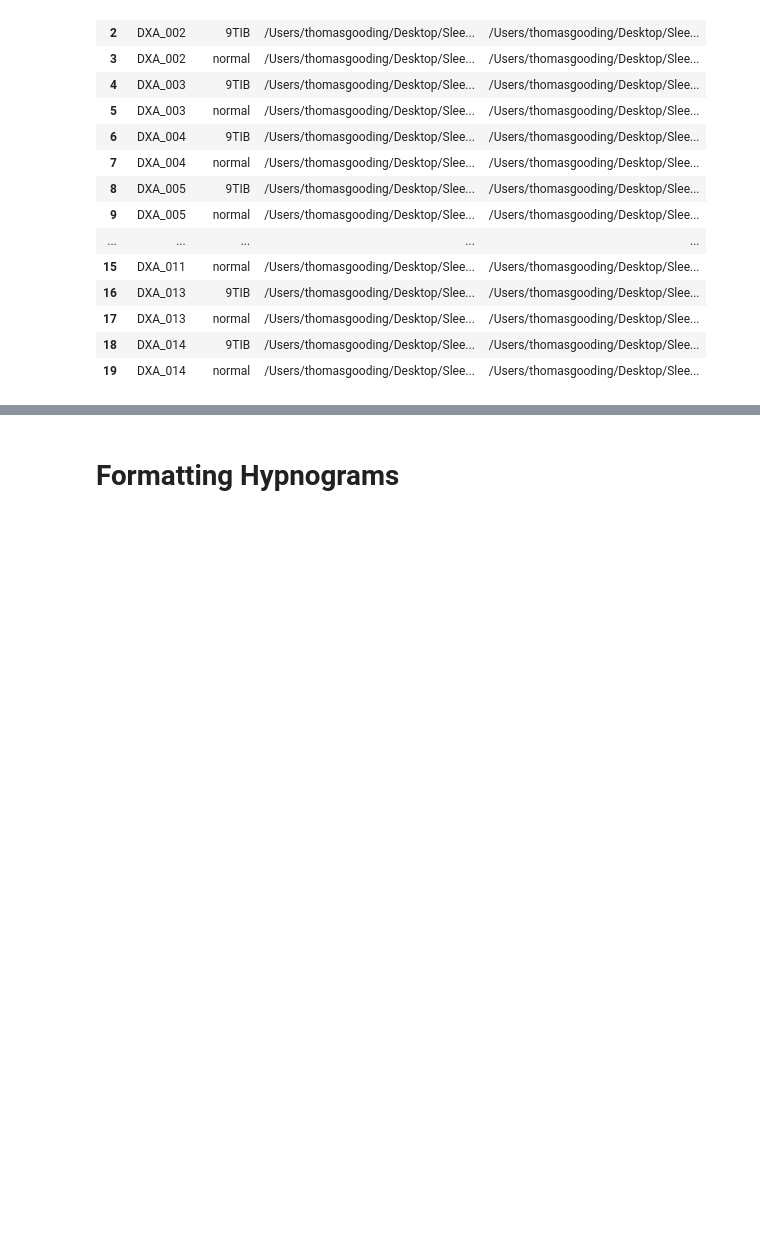
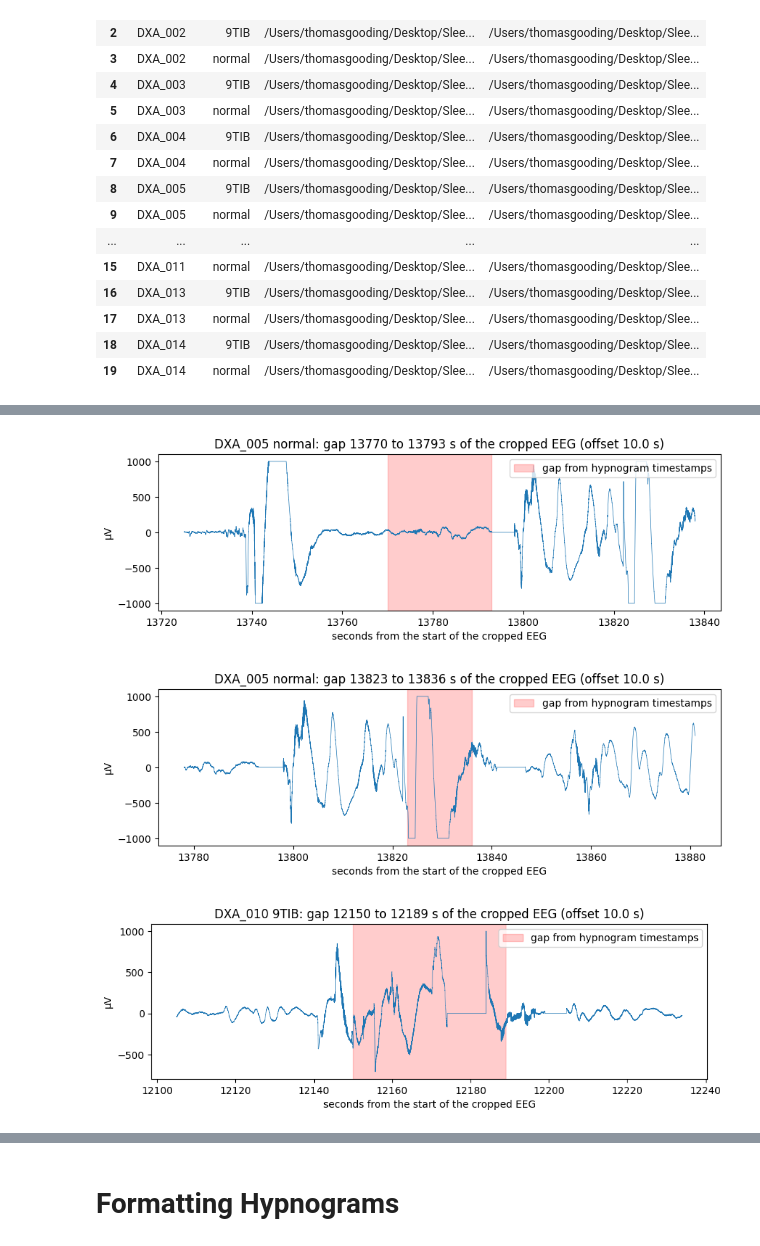
Before and after one commit to Tom-Gooding/Portfolio, a Jupyter notebook: Data_Projects/Rutgers Research/Sleep_Profiler_SOP/DXA_EEG_EDA_10.07.26.ipynb, the cells around one changed output, grey strips where cells are left out. Saved outputs shown, nothing was run; the diff lists cells and outputs as text; code cells hidden in the pictures; blank space fills up the shorter version.

Commit message:
functional EEG alignment

```diff
--- a/Data_Projects/Rutgers Research/Sleep_Profiler_SOP/DXA_EEG_EDA_10.07.26.ipynb
+++ b/Data_Projects/Rutgers Research/Sleep_Profiler_SOP/DXA_EEG_EDA_10.07.26.ipynb
@@ -109,0 +491,24 @@ manifest
+# %%
+## CELL 5b: Does each EDF_trim start at B, end at C, and have the expected length?
+chk = []
+for r in manifest_cleaned.itertuples():
+    sf = r.EDF_trim.info["sfreq"]
+    el = epoch_starts_edf(r.hyp_path)
+    B_hyp, C_hyp = max(el[r.i0], 0.0), el[r.i1] + EPOCH_SEC     # from the hypnogram (EDF axis, s)
+    edf_sec = r.EDF_trim.n_times / sf
+    B_edf = r.EDF_trim.first_time                               # where the cropped EEG starts on the original EDF axis
+    C_edf = B_edf + edf_sec
+    chk.append({"subject_id": r.subject_id, "condition": r.condition, "tol_sec": 1.5 / sf,
+                "B_hyp_sec": round(B_hyp, 2), "B_edf_sec": round(B_edf, 2), "B_diff_sec": round(B_edf - B_hyp, 3),
+                "C_hyp_sec": round(C_hyp, 2), "C_edf_sec": round(C_edf, 2), "C_diff_sec": round(C_edf - C_hyp, 3),
+                "edf_trim_sec": round(edf_sec, 2),
+                "epochs_x30_plus_gaps_sec": round(r.n_epochs * EPOCH_SEC + r.gap_total_sec, 2),
+                "n_gaps": r.n_gaps})
+
+align_check = pd.DataFrame(chk)
+align_check["B_C_aligned"] = (align_check["B_diff_sec"].abs() <= align_check["tol_sec"]) & \
+                             (align_check["C_diff_sec"].abs() <= align_check["tol_sec"])
+align_check["length_ok"] = (align_check["edf_trim_sec"] - align_check["epochs_x30_plus_gaps_sec"]).abs() <= 1
+print(f"{int(align_check['B_C_aligned'].sum())} of {len(align_check)} nights start at B and end at C; "
+      f"{int(align_check['length_ok'].sum())} of {len(align_check)} have the expected length")
+display(align_check)
@@ -109,0 +534,24 @@ manifest
+# %%
+## CELL 5c: EEG around each documented gap (red band = gap predicted from the hypnogram timestamps)
+def plot_gap(r, pad=45):
+    raw = r.EDF_trim
+    sf = raw.info["sfreq"]
+    for g0, g1 in r.gaps:
+        t0, t1 = max(g0 - pad, 0.0), min(g1 + pad, raw.n_times / sf)
+        x = raw.get_data(start=int(t0 * sf), stop=int(t1 * sf), units="uV")[0]
+        t = np.arange(len(x)) / sf + t0
+        fig, ax = plt.subplots(figsize=(10, 2.8))
+        ax.plot(t, x, lw=0.5)
+        ax.axvspan(g0, g1, color="red", alpha=0.2, label="gap from hypnogram timestamps")
+        ax.set_title(f"{r.subject_id} {r.condition}: gap {g0:.0f} to {g1:.0f} s of the cropped EEG (offset {r.offset_sec} s)")
+        ax.set_xlabel("seconds from the start of the cropped EEG")
+        ax.set_ylabel("µV")
+        ax.legend(loc="upper right")
+        plt.show()
+
+for r in manifest_cleaned[manifest_cleaned["n_gaps"] > 0].itertuples():
+    plot_gap(r)
+# %% [output]
+[figure, added]
+[figure, added]
+[figure, added]
```
Also changed, not shown: parts of 73 cells of this notebook, 1 other file.
